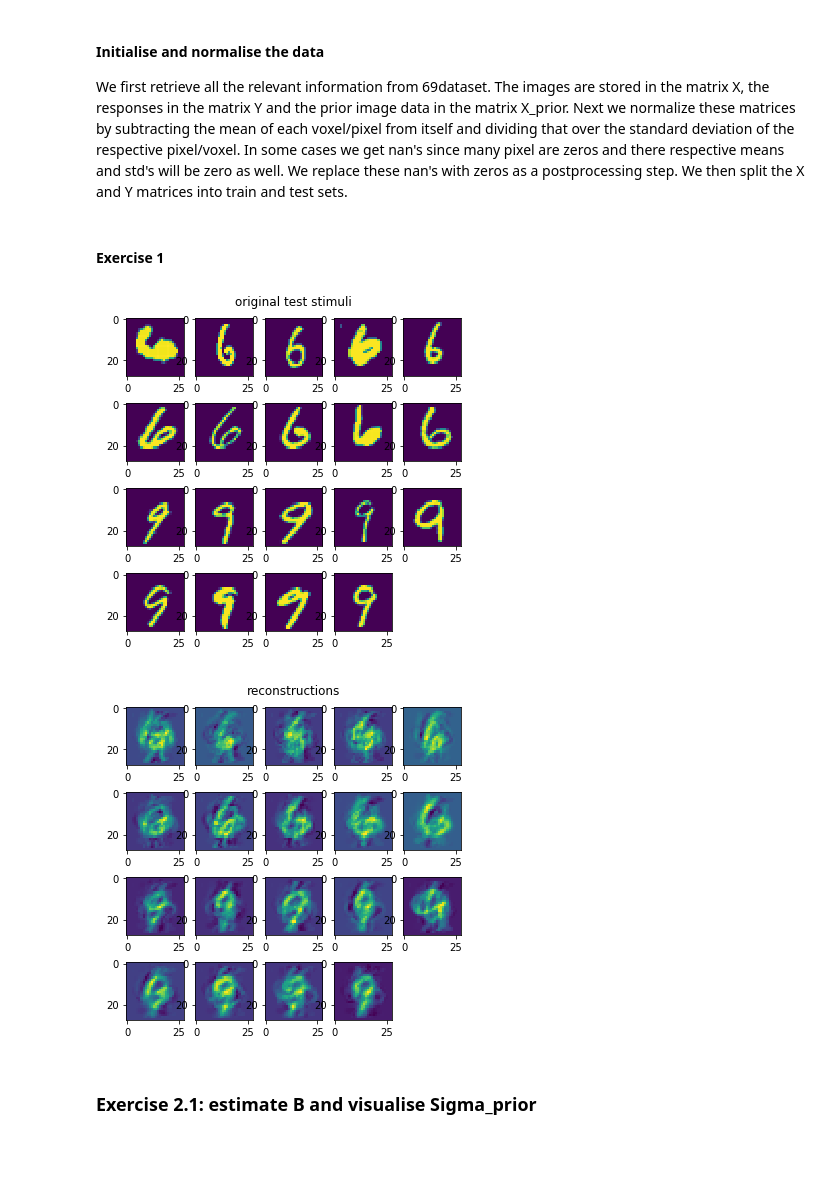
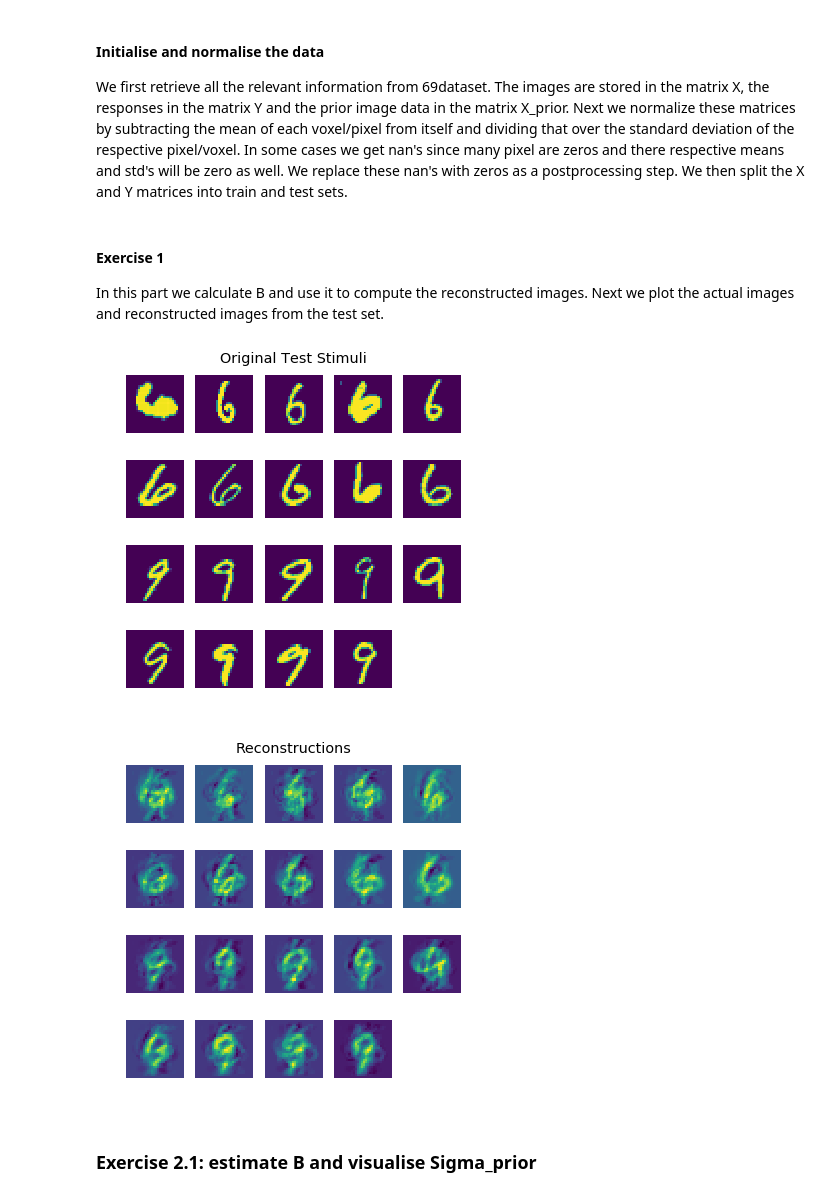
Before and after one commit to pieterwolfert/ccn, a Jupyter notebook: assignment4/assignment4.ipynb, the cells around one changed output. Cells and saved outputs as stored; diff of their text form; code cells hidden in the pictures; blank space fills up the shorter version.

```diff
--- a/assignment4/assignment4.ipynb
+++ b/assignment4/assignment4.ipynb
@@ -7,7 +7,8 @@ import numpy as np
 %matplotlib inline
 import matplotlib.pyplot as plt
 from scipy.io import loadmat
-from numpy.linalg import inv
+from scipy.linalg import inv
+plt.style.use('ggplot')
 # %% [markdown]
 #### Initialise and normalise the data
 We first retrieve all the relevant information from 69dataset. The images are stored in the matrix X, the responses in the matrix Y and the prior image data in the matrix X_prior. Next we normalize these matrices by subtracting the mean of each voxel/pixel from itself and dividing that over the standard deviation of the respective pixel/voxel. In some cases we get nan's since many pixel are zeros and there respective means and std's will be zero as well. We replace these nan's with zeros as a postprocessing step. We then split the X and Y matrices into train and test sets.
@@ -33,37 +34,41 @@ X_normp[np.isnan(X_normp)] = 0
 X_train, X_test = np.concatenate((X_norm[10:50,:], X_norm[50:90,:])), np.concatenate((X_norm[0:10,:], X_norm[90:-1,:]))
 Y_train, Y_test = np.concatenate((Y_norm[10:50,:], Y_norm[50:90,:])), np.concatenate((Y_norm[0:10,:], Y_norm[90:-1,:]))
-# %% [markdown]
-#### Exercise 1
+# %% [markdown]
+#### Exercise 1
+In this part we calculate B and use it to compute the reconstructed images. Next we plot the actual images and reconstructed images from the test set.
 # %%
 # Excercise 1
 I_l = np.mat(10**-6 * np.identity(3092))
-B = inv(np.mat(Y_train).T * np.mat(Y_train) + I_l) * np.mat(Y_train).T * np.mat(X_train)
+B = inv(np.mat(Y_train).T * np.mat(Y_train) + I_l) \
+* np.mat(Y_train).T * np.mat(X_train)
 
 x_test = B.T * Y_test.T
 # Reconstruct normalized images
 x_test = np.array(x_test).T*X_std + X_mean
 X_test = X_test * X_std + X_mean
 
 # actual images
 fig1 = plt.figure(figsize=(6,6))
 plt.axis('off')
-plt.title('original test stimuli')
+plt.title('Original Test Stimuli')
 for i in range(19):
     image = np.reshape(X_test[i,:],(28,28)).T
     sub = fig1.add_subplot(4,5,i+1)
     sub.imshow(image)
+    plt.axis('off')
 
 # reconstructed images excercise 1
 fig2 = plt.figure(figsize=(6,6))
 plt.axis('off')
-plt.title('reconstructions')
+plt.title('Reconstructions')
 for i in range(19):
     image = np.reshape(x_test[i,:],(28,28)).T
     sub = fig2.add_subplot(4,5,i+1)
     sub.imshow(image)
+    plt.axis('off')
 # %% [output]
-[figure, old version]
+[figure, new version]
-[figure, old version]
+[figure, new version]
 # %% [markdown]
 ### Exercise 2.1: estimate B and visualise Sigma_prior
 # %%
```
Also changed, not shown: parts of 5 cells of this notebook.
